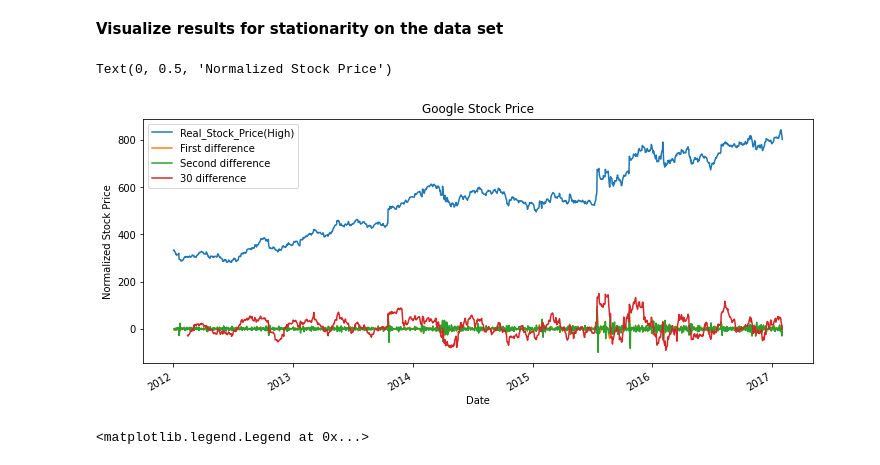
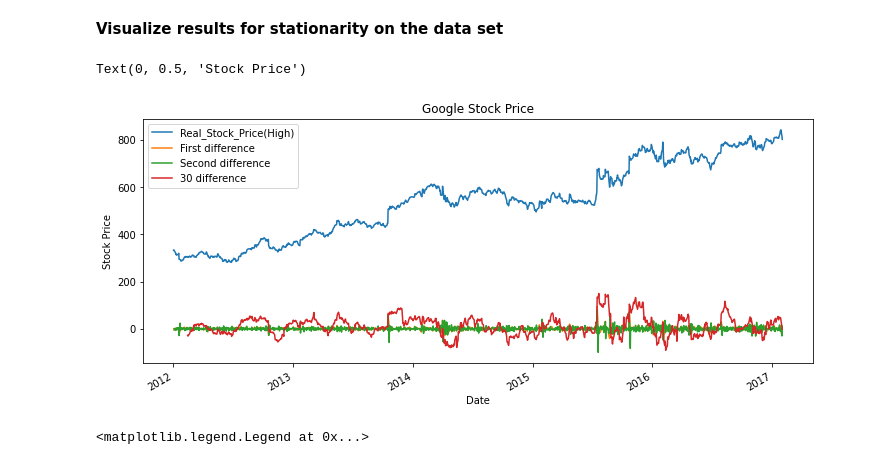
Before and after one commit to naotoo1/Stock-Price-Prediction-with-Statsmodel, a Jupyter notebook: Google_Stock_Price_Prediction_with_Statsmodel.ipynb, the cells around one changed output. Saved outputs shown, nothing was run; the diff lists cells and outputs as text; code cells hidden in the pictures.

```diff
--- a/Google_Stock_Price_Prediction_with_Statsmodel.ipynb
+++ b/Google_Stock_Price_Prediction_with_Statsmodel.ipynb
@@ -137,10 +137,10 @@ strong evidence against alt hypothesis. we fail to reject the null hypothesis. T
 # %%
 df_ds.plot(figsize=(12,5))
 plt.title('Google Stock Price')
-plt.ylabel('Normalized Stock Price')
+plt.ylabel('Stock Price')
 # %% [output]
-Text(0, 0.5, 'Normalized Stock Price')
+Text(0, 0.5, 'Stock Price')
-[figure, old version]
+[figure, new version]
 # %%
 fig, ((ax1, ax2),(ax3, ax4)) = plt.subplots(2, 2,figsize=(12,12))
 fig.suptitle('Google Stock Price')
```
Also changed, not shown: parts of 1 cell of this notebook.
